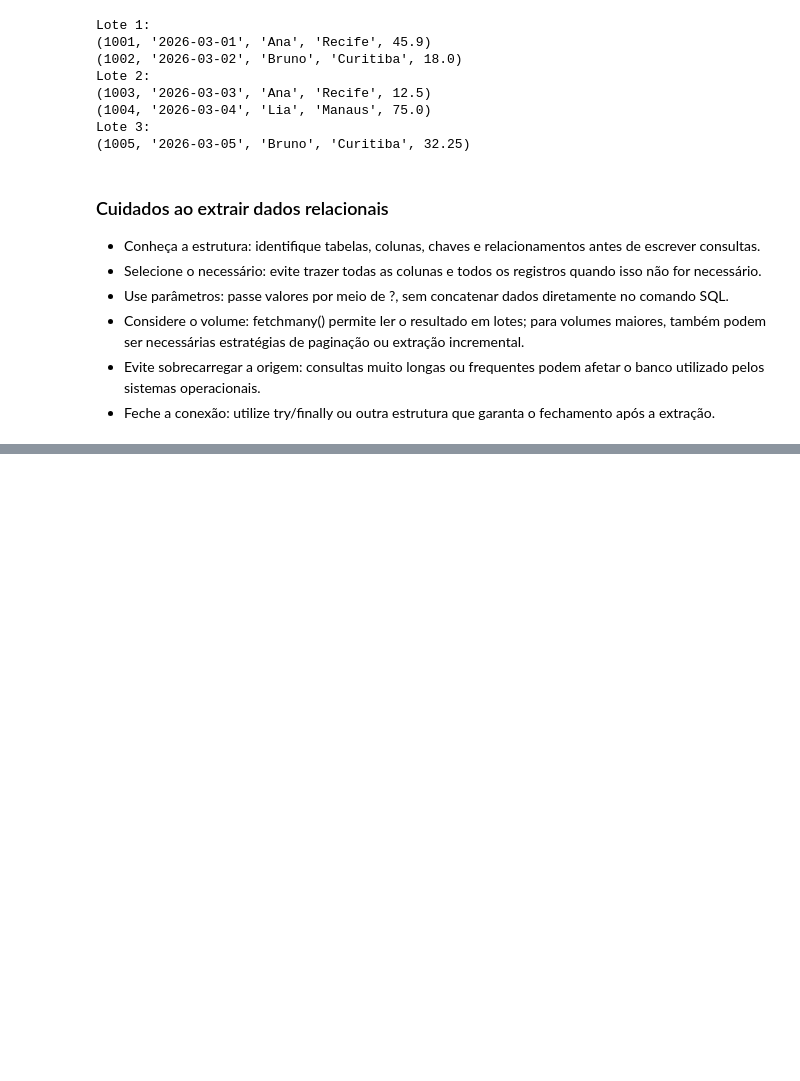
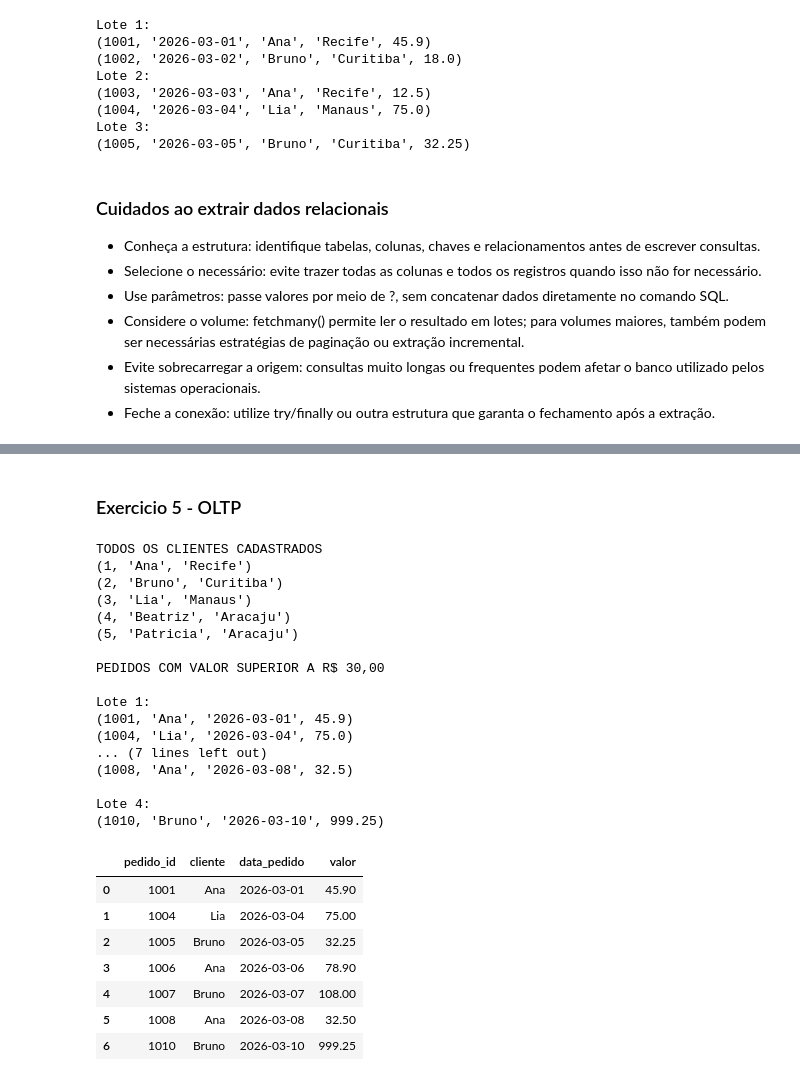
Before and after one commit to ladata-ufs/XII-SEMAC-ENGENHARIA-DADOS-DATA-WAREHOUSING, a Jupyter notebook: notebooks/D2/modulo_01_ingestion.ipynb, the cells around one changed output, grey strips where cells are left out. Saved outputs shown, nothing was run; the diff lists cells and outputs as text; code cells hidden in the pictures; blank space fills up the shorter version.

```diff
--- a/notebooks/D2/modulo_01_ingestion.ipynb
+++ b/notebooks/D2/modulo_01_ingestion.ipynb
@@ -599,0 +914,76 @@ Lote 3:
+# %% [markdown]
+### Exercicio 5 - OLTP
+# %%
+arquivo_banco = "exercicios/modulo01/loja_oltp.db"
+
+# Conecta ao banco de dados existente
+conexao = sqlite3.connect(arquivo_banco)
+cursor = conexao.cursor()
+
+try:
+    # Consultar todos os clientes cadastrados
+    print("TODOS OS CLIENTES CADASTRADOS")
+    cursor.execute("SELECT * FROM clientes")
+    todos_clientes = cursor.fetchall()
+
+    for cliente in todos_clientes:
+        print(cliente)
+
+    # Consultar os pedidos com valor superior a R$ 30 (usando JOIN para trazer o nome do cliente)
+    print("\nPEDIDOS COM VALOR SUPERIOR A R$ 30,00")
+    consulta_pedidos = """
+        SELECT
+            p.pedido_id,
+            c.nome AS cliente,
+            p.data_pedido,
+            p.valor
+        FROM pedidos p
+        JOIN clientes c ON p.cliente_id = c.cliente_id
+        WHERE p.valor > 30.00
+    """
+    cursor.execute(consulta_pedidos)
+
+    #Recuperar os registros em lotes de dois utilizando fetchmany(2)
+    lote_numero = 1
+    while True:
+        lote = cursor.fetchmany(2)
+        if not lote:  # Se a lista vier vazia, todos os registros já foram lidos
+            break
+
+        print(f"\nLote {lote_numero}:")
+        for pedido in lote:
+            print(pedido)
+        lote_numero += 1
+
+    df_pedidos_filtrados = pd.read_sql_query(consulta_pedidos, conexao)
+    display(df_pedidos_filtrados)
+finally:
+    # Fecha o cursor e a conexão com o banco
+    cursor.close()
+    conexao.close()
+# %% [output]
+TODOS OS CLIENTES CADASTRADOS
+(1, 'Ana', 'Recife')
+(2, 'Bruno', 'Curitiba')
+(3, 'Lia', 'Manaus')
+(4, 'Beatriz', 'Aracaju')
+(5, 'Patricia', 'Aracaju')
+
+PEDIDOS COM VALOR SUPERIOR A R$ 30,00
+
+Lote 1:
+(1001, 'Ana', '2026-03-01', 45.9)
+(1004, 'Lia', '2026-03-04', 75.0)
+... (7 lines left out)
+(1008, 'Ana', '2026-03-08', 32.5)
+
+Lote 4:
+(1010, 'Bruno', '2026-03-10', 999.25)
+|  | pedido_id | cliente | data_pedido | valor |
+| 0 | 1001 | Ana | 2026-03-01 | 45.90 |
+| 1 | 1004 | Lia | 2026-03-04 | 75.00 |
+| 2 | 1005 | Bruno | 2026-03-05 | 32.25 |
+| 3 | 1006 | Ana | 2026-03-06 | 78.90 |
+| 4 | 1007 | Bruno | 2026-03-07 | 108.00 |
+| 5 | 1008 | Ana | 2026-03-08 | 32.50 |
+| 6 | 1010 | Bruno | 2026-03-10 | 999.25 |
```
Also changed, not shown: parts of 27 cells of this notebook, 3 other files.
